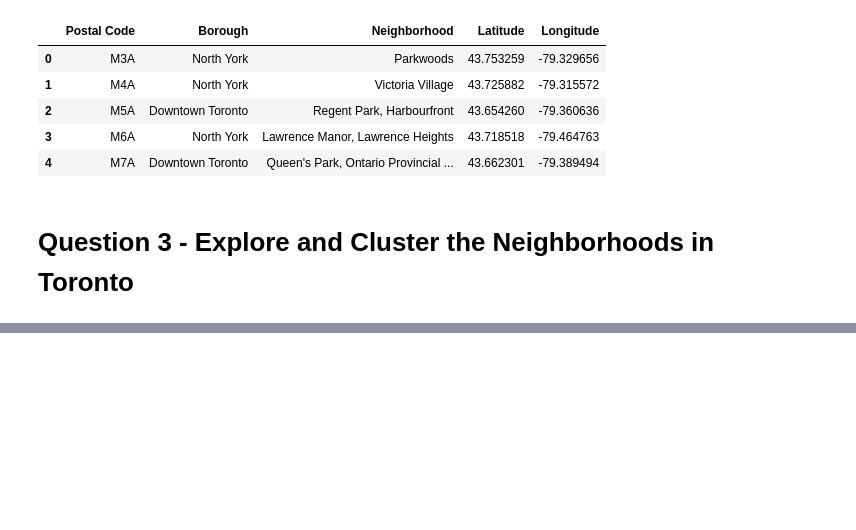
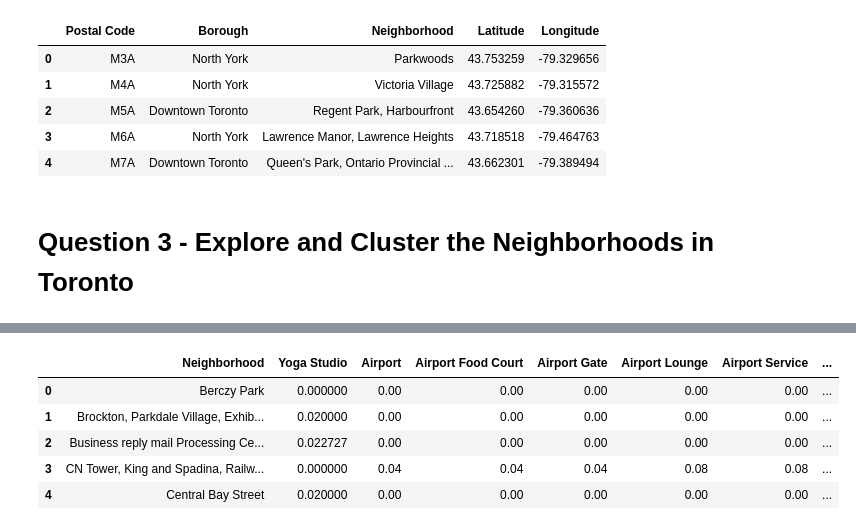
Before and after one commit to ItsMrTurtle/Coursera_Capstone, a Jupyter notebook: Segmenting and Clustering Neighborhoods in Toronto Assignment.ipynb, the cells around one changed output, grey strips where cells are left out. Cells and saved outputs as stored; diff of their text form; code cells hidden in the pictures; blank space fills up the shorter version.

```diff
--- a/Segmenting and Clustering Neighborhoods in Toronto Assignment.ipynb
+++ b/Segmenting and Clustering Neighborhoods in Toronto Assignment.ipynb
@@ -165,0 +184,18 @@ Name: Borough, dtype: object
+# %%
+# create map of Manhattan using latitude and longitude values
+map_toronto = folium.Map(location=[toronto_latitude, toronto_longitude], zoom_start=11)
+
+# add markers to map
+for lat, lng, label in zip(t_data['Latitude'], t_data['Longitude'], t_data['Neighborhood']):
+    label = folium.Popup(label, parse_html=True)
+    folium.CircleMarker(
+        [lat, lng],
+        radius=5,
+        popup=label,
+        color='blue',
+        fill=True,
+        fill_color='#3186cc',
+        fill_opacity=0.7,
+        parse_html=False).add_to(map_toronto)
+
+map_toronto
@@ -165,0 +206,4 @@ Name: Borough, dtype: object
+# %%
+CLIENT_ID = 'BYKO4WMTNTMEHY5BPK5HX3GY0APPJ1XH2P4UEC0FVPSH1AQX' # your Foursquare ID
+CLIENT_SECRET = 'GQSJCGIHVOTFEUGKPPUHSNU1UVD1FC5AMJBFSTOLRDZD03EV' # your Foursquare Secret
+VERSION = '20180605' # Foursquare API version
@@ -165,0 +263,6 @@ Name: Borough, dtype: object
+# %%
+df = t_data
+toronto_venues = getNearbyVenues(names=df['Neighborhood'],
+                                   latitudes=df['Latitude'],
+                                   longitudes=df['Longitude']
+                                  )
@@ -165,0 +303,12 @@ Name: Borough, dtype: object
+# %%
+# one hot encoding
+toronto_onehot = pd.get_dummies(toronto_venues[['Venue Category']], prefix="", prefix_sep="")
+
+# add neighborhood column back to dataframe
+toronto_onehot['Neighborhood'] = toronto_venues['Neighborhood']
+
+# move neighborhood column to the first column
+fixed_columns = [toronto_onehot.columns[-1]] + list(toronto_onehot.columns[:-1])
+toronto_onehot = toronto_onehot[fixed_columns]
+
+toronto_onehot.head()
@@ -165,0 +322,11 @@ Name: Borough, dtype: object
+# %%
+toronto_onehot.shape
+toronto_grouped = toronto_onehot.groupby('Neighborhood').mean().reset_index()
+toronto_grouped.head()
+# %% [output]
+|  | Neighborhood | Yoga Studio | Airport | Airport Food Court | Airport Gate | Airport Lounge | Airport Service | ... |
+| 0 | Berczy Park | 0.000000 | 0.00 | 0.00 | 0.00 | 0.00 | 0.00 | ... |
+| 1 | Brockton, Parkdale Village, Exhib... | 0.020000 | 0.00 | 0.00 | 0.00 | 0.00 | 0.00 | ... |
+| 2 | Business reply mail Processing Ce... | 0.022727 | 0.00 | 0.00 | 0.00 | 0.00 | 0.00 | ... |
+| 3 | CN Tower, King and Spadina, Railw... | 0.000000 | 0.04 | 0.04 | 0.04 | 0.08 | 0.08 | ... |
+| 4 | Central Bay Street | 0.020000 | 0.00 | 0.00 | 0.00 | 0.00 | 0.00 | ... |
```
Also changed, not shown: parts of 27 cells of this notebook.
